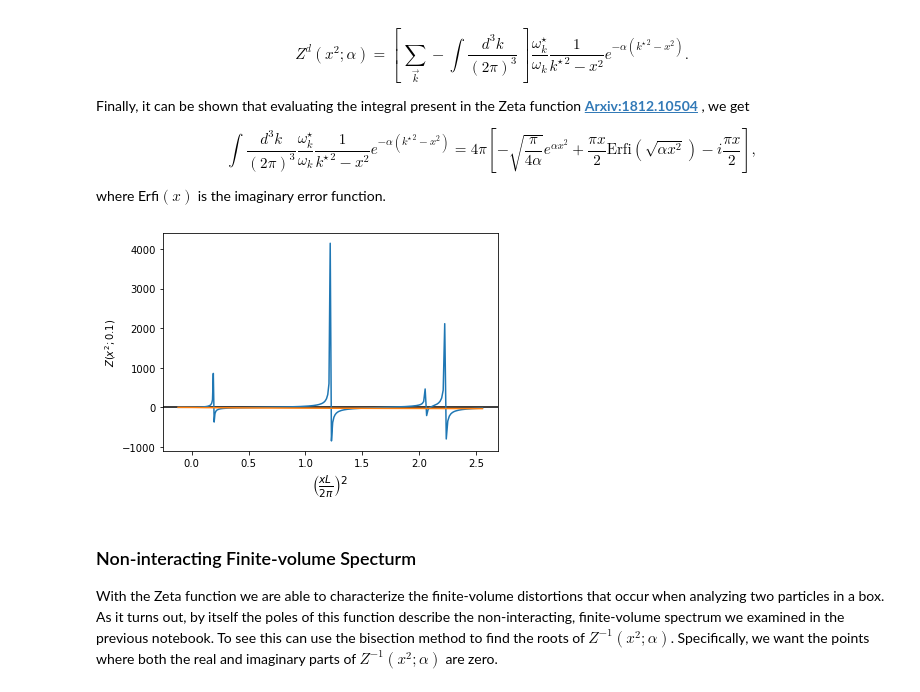
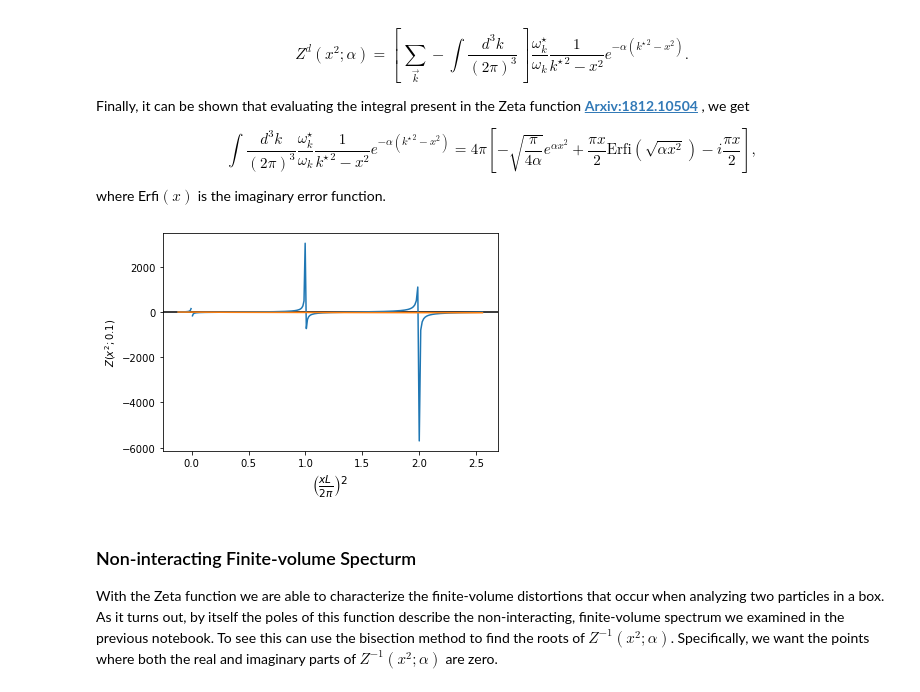
Before and after one commit to ajackura/LatticeSummerSchool2021-ScatteringExercises, a Jupyter notebook: Notebooks/Luscher.ipynb, the cells around one changed output. Cells and saved outputs as stored; diff of their text form; code cells hidden in the pictures.

```diff
--- a/Notebooks/Luscher.ipynb
+++ b/Notebooks/Luscher.ipynb
@@ -145,7 +145,7 @@ def generateIntList( nShell ):
 
 def unit_vector( A ):
     if( all( A==0 ) ):
-        return 0.0
+        return A
     else:
         return A / np.sqrt( np.dot(A,A) )
 
@@ -193,35 +193,35 @@ intList = generateIntList( nShell )
 
 L = 5.0
 m1 = L / ( 2.0 * np.pi )
 m2 = L / ( 2.0 * np.pi )
-nP = np.array([0,0,1])
+nP = np.array([0,0,0])
 m1_sq = m1**2
 m2_sq = m2**2
 
 Ecm_o_m_start = 1.8
 Ecm_o_m_stop = 4.5
 Ecm_o_m_step = 0.01
 
 EcmRange = np.arange(Ecm_o_m_start, Ecm_o_m_stop, Ecm_o_m_step)
 scale = []
 zetaData_real = []
 zetaData_imag = []
 for Ecm in EcmRange:
     Ecm_m1 = Ecm*m1
     scale.append(x_sq(Ecm_m1,m1,m2))
     zeta = zetaFunction( x_sq(Ecm_m1,m1,m2), nP, alpha, intList, m1_sq, m2_sq)
     zetaData_real.append( zeta.real )
     zetaData_imag.append( zeta.imag )
 
 plt.axhline(color="black")
 plt.plot(scale, zetaData_real)
 plt.plot(scale, zetaData_imag)
 plt.xlabel(r'$\left(\frac{xL}{2\pi}\right)^{2}$',fontsize=15)
 plt.ylabel(r'$Z(x^{2};0.1)$')
 # plt.ylim(-0.1,0.5)
 plt.show()
 # %% [output]
-[figure, old version]
+[figure, new version]
 # %% [markdown]
 ### Non-interacting Finite-volume Specturm
 
```
Also changed, not shown: parts of 1 cell of this notebook.
